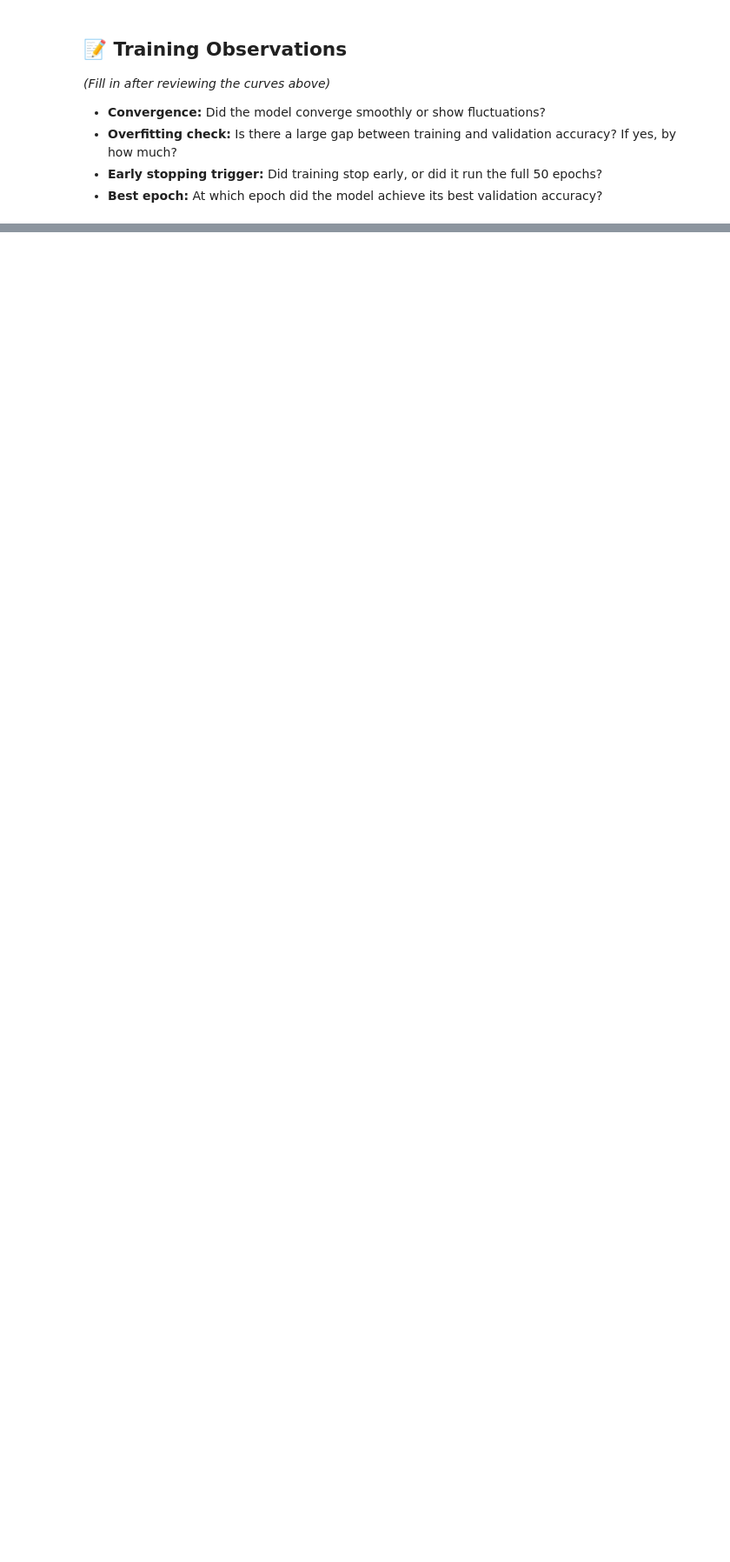
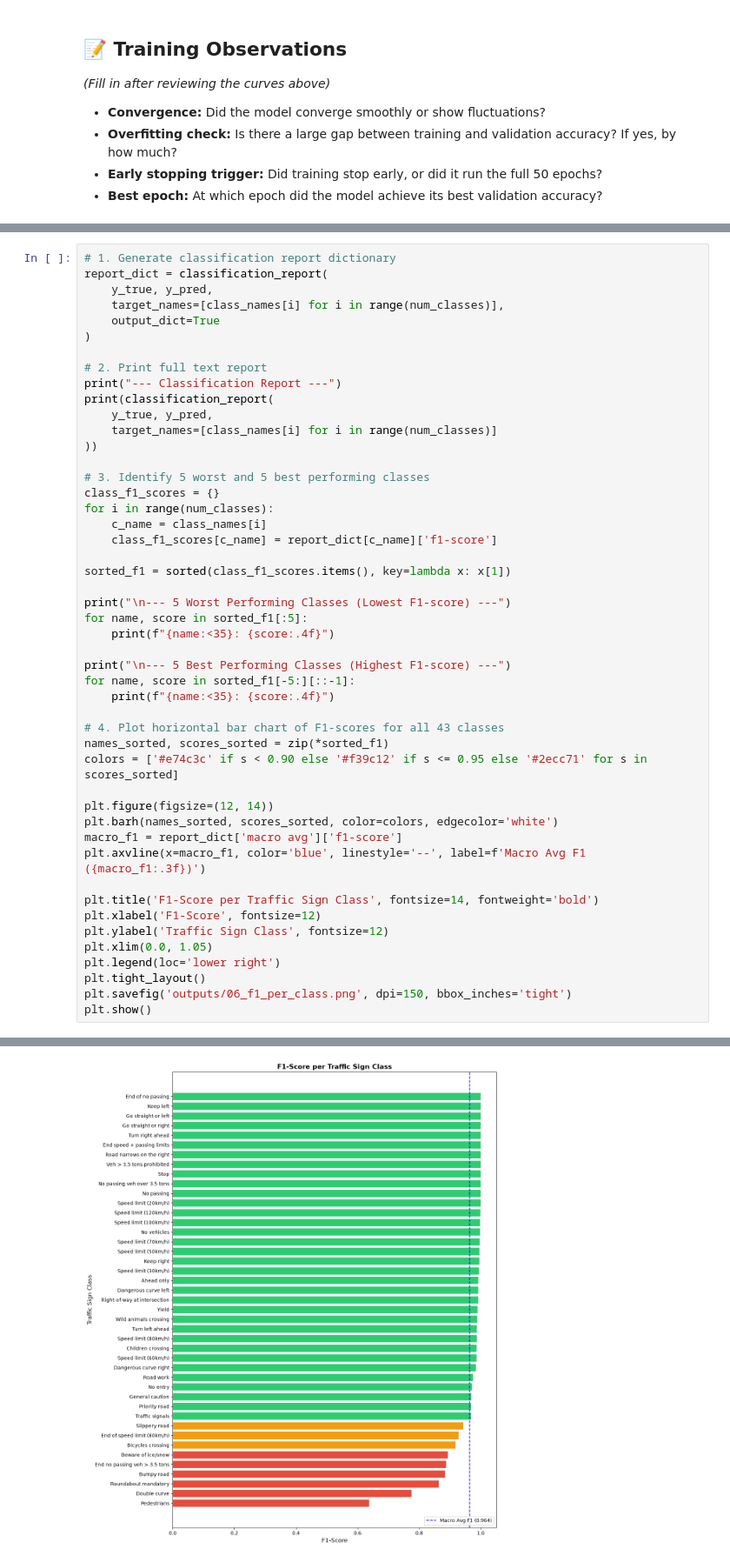
Before and after one commit to AhmadR-11/AI-ML-Projects, a Jupyter notebook: Traffic-Signs-Recognition/Traffic_Signs.ipynb, the cells around one changed output, grey strips where cells are left out. Shown at 87% size. Saved outputs shown, nothing was run; the diff lists cells and outputs as text; blank space fills up the shorter version.

```diff
--- a/Traffic-Signs-Recognition/Traffic_Signs.ipynb
+++ b/Traffic-Signs-Recognition/Traffic_Signs.ipynb
@@ -620,0 +752,49 @@ plt.show()
+# %%
+# 1. Generate classification report dictionary
+report_dict = classification_report(
+    y_true, y_pred,
+    target_names=[class_names[i] for i in range(num_classes)],
+    output_dict=True
+)
+
+# 2. Print full text report
+print("--- Classification Report ---")
+print(classification_report(
+    y_true, y_pred,
+    target_names=[class_names[i] for i in range(num_classes)]
+))
+
+# 3. Identify 5 worst and 5 best performing classes
+class_f1_scores = {}
+for i in range(num_classes):
+    c_name = class_names[i]
+    class_f1_scores[c_name] = report_dict[c_name]['f1-score']
+
+sorted_f1 = sorted(class_f1_scores.items(), key=lambda x: x[1])
+
+print("\n--- 5 Worst Performing Classes (Lowest F1-score) ---")
+for name, score in sorted_f1[:5]:
+    print(f"{name:<35}: {score:.4f}")
+
+print("\n--- 5 Best Performing Classes (Highest F1-score) ---")
+for name, score in sorted_f1[-5:][::-1]:
+    print(f"{name:<35}: {score:.4f}")
+
+# 4. Plot horizontal bar chart of F1-scores for all 43 classes
+names_sorted, scores_sorted = zip(*sorted_f1)
+colors = ['#e74c3c' if s < 0.90 else '#f39c12' if s <= 0.95 else '#2ecc71' for s in scores_sorted]
+
+plt.figure(figsize=(12, 14))
+plt.barh(names_sorted, scores_sorted, color=colors, edgecolor='white')
+macro_f1 = report_dict['macro avg']['f1-score']
+plt.axvline(x=macro_f1, color='blue', linestyle='--', label=f'Macro Avg F1 ({macro_f1:.3f})')
+
+plt.title('F1-Score per Traffic Sign Class', fontsize=14, fontweight='bold')
+plt.xlabel('F1-Score', fontsize=12)
+plt.ylabel('Traffic Sign Class', fontsize=12)
+plt.xlim(0.0, 1.05)
+plt.legend(loc='lower right')
+plt.tight_layout()
+plt.savefig('outputs/06_f1_per_class.png', dpi=150, bbox_inches='tight')
+plt.show()
+# %% [output]
@@ -620,0 +818 @@ plt.show()
+[figure, added]
```
Also changed, not shown: parts of 12 cells of this notebook.
